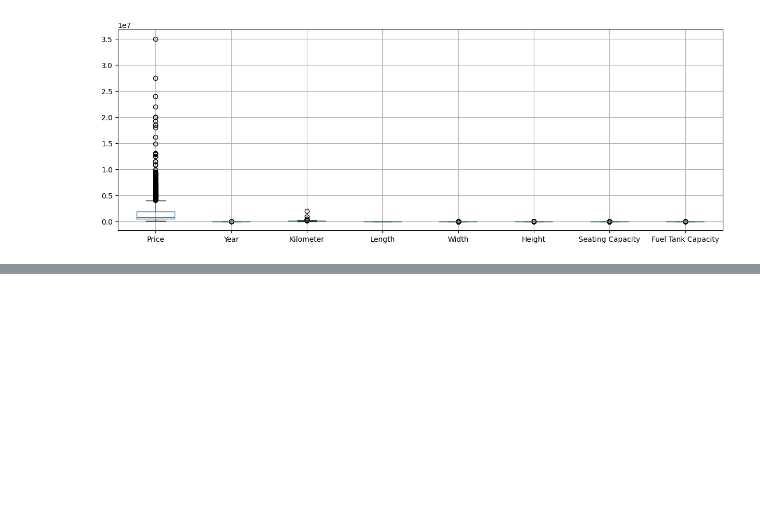
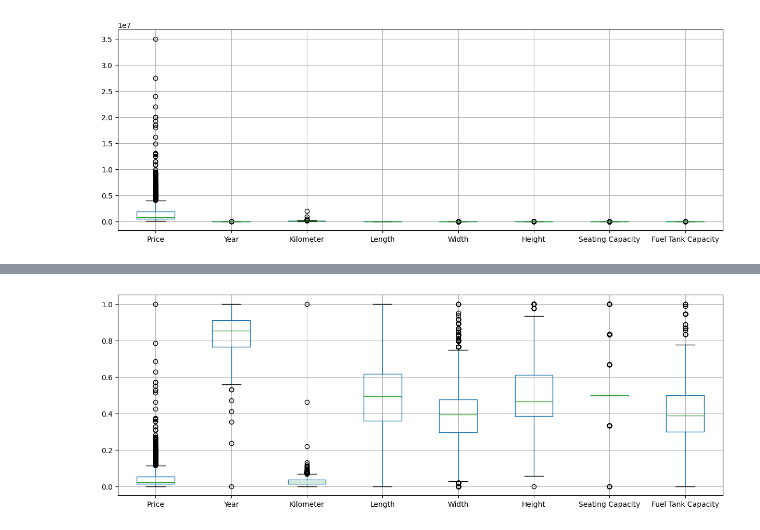
Before and after one commit to danielrobapaz/CI5438-Proyecto1, a Jupyter notebook: etl.ipynb, the cells around one changed output, grey strips where cells are left out. Cells and saved outputs as stored; diff of their text form; code cells hidden in the pictures; blank space fills up the shorter version.

```diff
--- a/etl.ipynb
+++ b/etl.ipynb
@@ -98,0 +132,7 @@ df_fill.to_csv('datasets/CarDekho_filled.csv', index=False)
+# %%
+df['dummy_cat'] = 1
+pd.pivot_table(df, values='dummy_cat', columns=['Transmission'], index=['Make', 'Model', 'Price', 'Year', 'Kilometer', 'Fuel Type',
+                                                                        'Location', 'Color', 'Owner', 'Seller Type', 'Engine',
+                                                                        'Max Power', 'Max Torque', 'Drivetrain', 'Length', 'Width', 'Height',
+                                                                        'Seating Capacity', 'Fuel Tank Capacity'],
+                                                                        fill_value=0, aggfunc='count').reset_index()
@@ -104,3 +238,26 @@ df.boxplot(figsize=(15,5))
 plt.show()
 # %% [output]
 [figure]
+# %%
+def normalize(col: pd.Series, apply_zscore: bool = False) -> pd.Series:
+    x_min = col.min()
+    x_max = col.max()
+
+    if apply_zscore:
+        return zscore(col)
+    return (col - x_min)/(x_max - x_min)
+
+def normalize_df(df: pd.DataFrame) -> pd.DataFrame:
+    df['Price'] = normalize(df['Price'])
+    df['Year'] = normalize(df['Year'])
+    df['Kilometer'] = normalize(df['Kilometer'])
+    df['Length'] = normalize(df['Length'])
+    df['Width'] = normalize(df['Width'])
+    df['Height'] = normalize(df['Height'])
+    df['Seating Capacity'] = normalize(df['Seating Capacity'])
+    df['Fuel Tank Capacity'] = normalize(df['Fuel Tank Capacity'])
+
+    return df
+# %%
+df_not_null = normalize_df(df_not_null)
+df_fill = normalize_df(df_fill)
@@ -106,0 +282,5 @@ plt.show()
+# %%
+df_fill.boxplot(figsize=(15,5)) # se observa mejor la distribucion de los datos
+plt.show()
+# %% [output]
+[figure, added]
```
Also changed, not shown: parts of 12 cells of this notebook, 2 other files.
